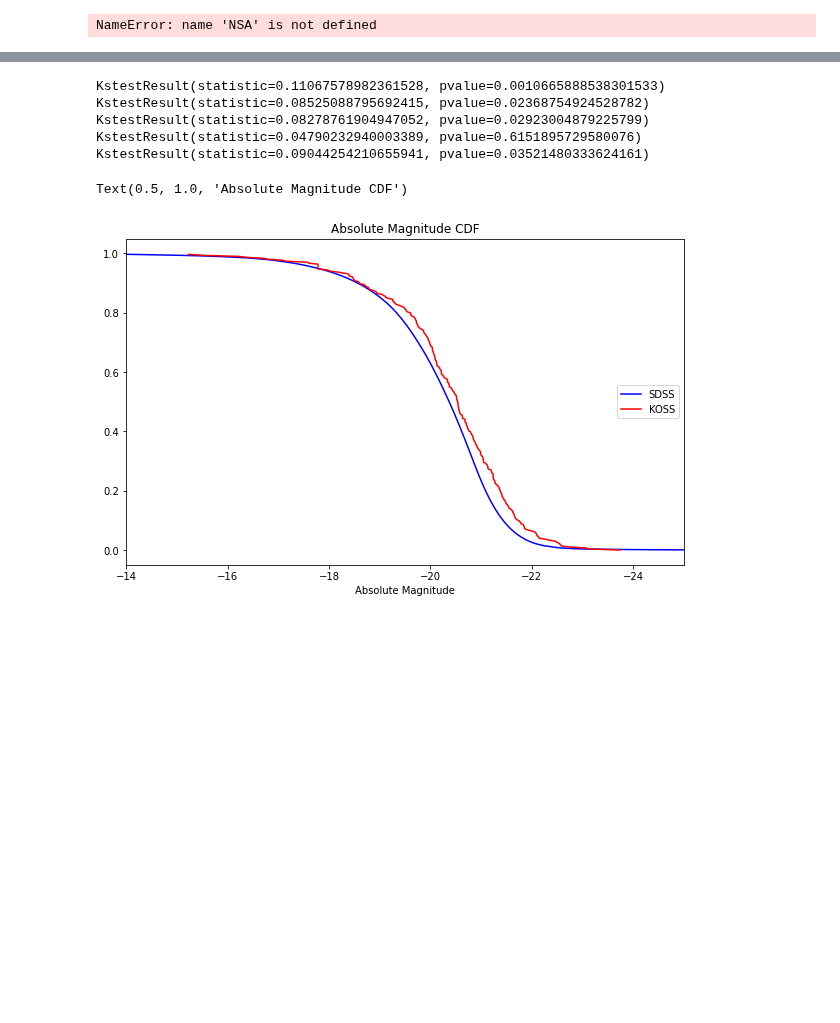
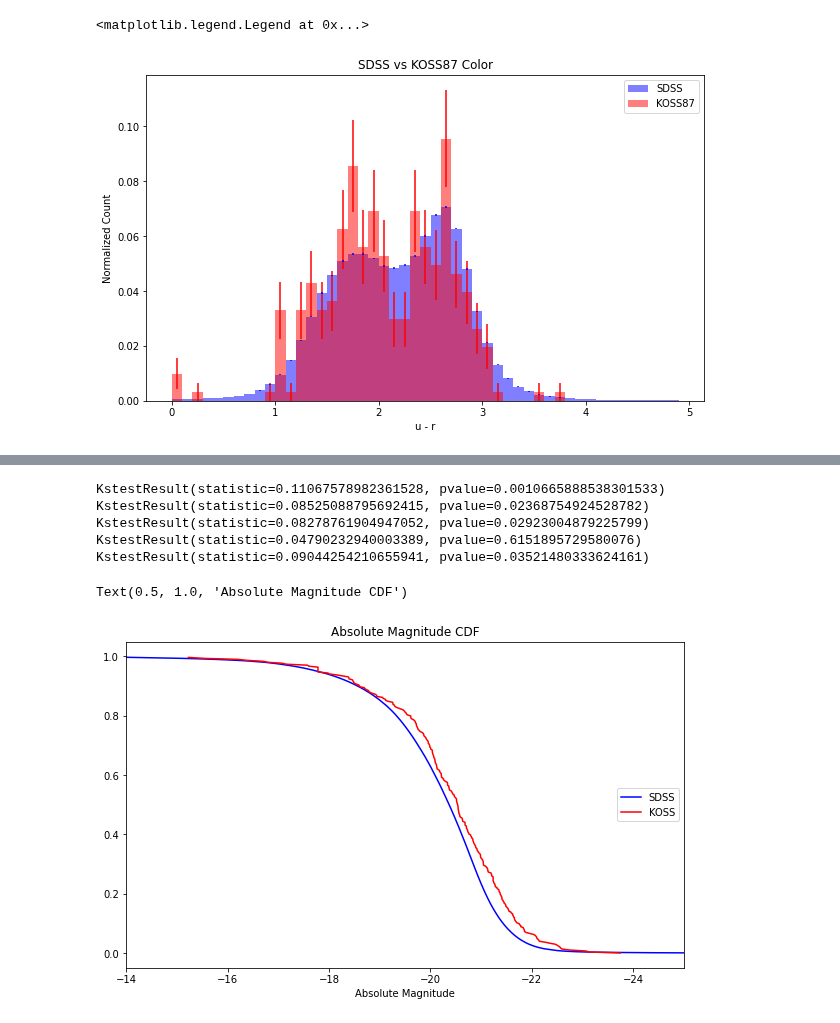
Before and after one commit to DESI-UR/Void_analysis, a Jupyter notebook: nb/Taryn_Lovan/Galaxy_Properties.ipynb, the cells around one changed output, grey strips where cells are left out. Saved outputs shown, nothing was run; the diff lists cells and outputs as text; code cells hidden in the pictures; blank space fills up the shorter version.

```diff
--- a/nb/Taryn_Lovan/Galaxy_Properties.ipynb
+++ b/nb/Taryn_Lovan/Galaxy_Properties.ipynb
@@ -116,11 +126,12 @@ magax.legend()
 # %%
-sdssur = [NSA['U-R'], 0, 5, 0.07]
+sdssur = [NSA['U-R'], 0, 5, 0.1]
 kossur = [KNSA['U-R'], 0, 5, 0.1]
 urfig, urax = two_bar_plot(sdssur, kossur)
 urax.set_xlabel('u - r')
 urax.set_ylabel('Normalized Count')
 urax.set_title('SDSS vs KOSS87 Color')
 urax.legend()
 # %% [output]
-NameError: name 'NSA' is not defined
+<matplotlib.legend.Legend at 0x...>
+[figure, added]
 # %%
```
Also changed, not shown: parts of 11 cells of this notebook.
